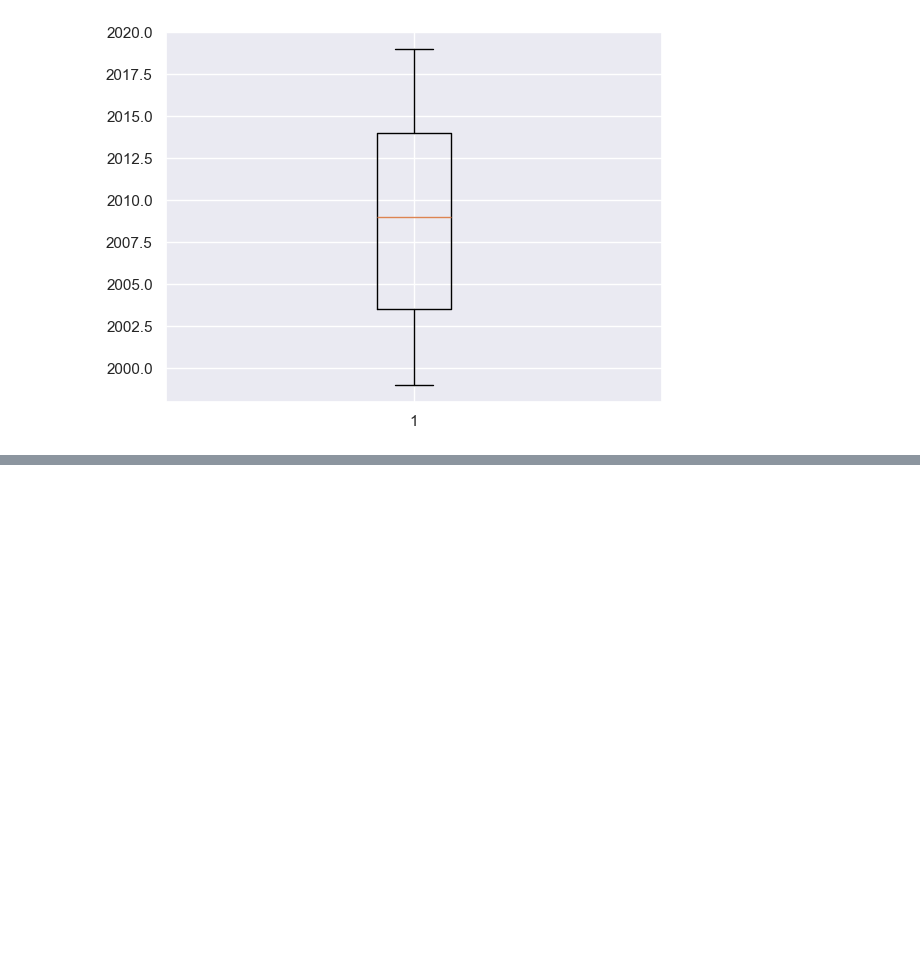
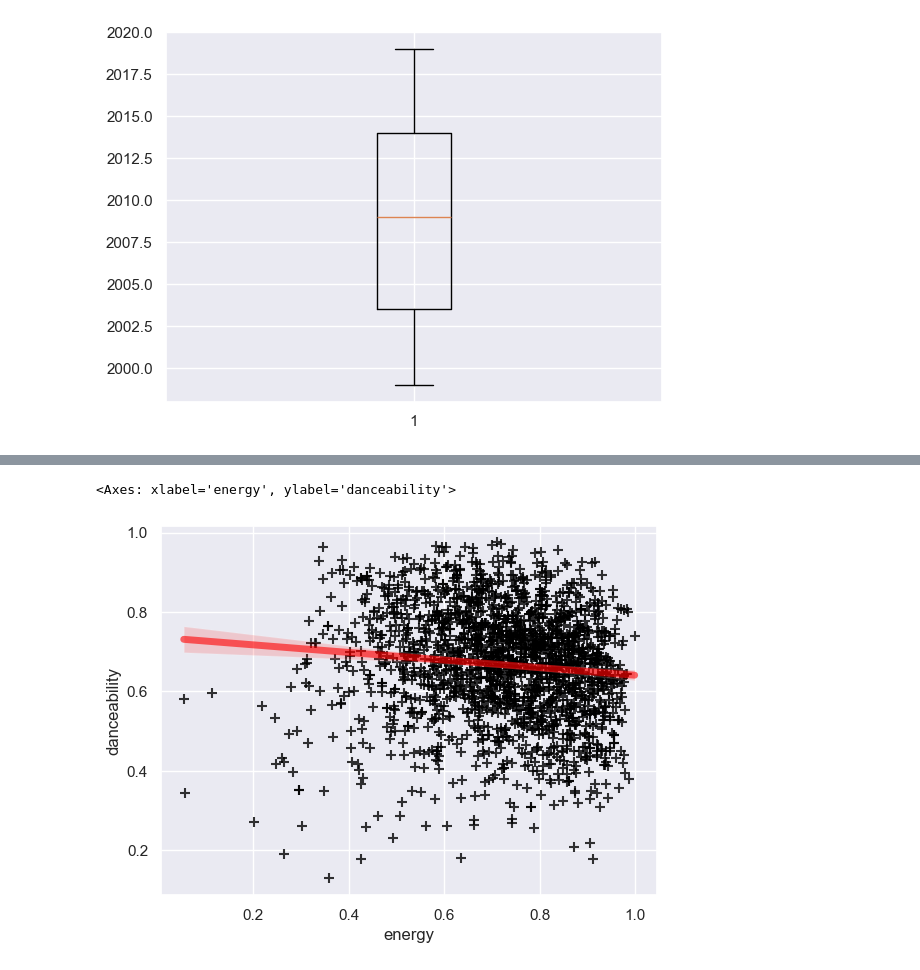
Before and after one commit to incieryilmazz/Ada_lovelace_academy, a Jupyter notebook: exercises/exercise_week3.ipynb, the cells around one changed output, grey strips where cells are left out. Saved outputs shown, nothing was run; the diff lists cells and outputs as text; code cells hidden in the pictures; blank space fills up the shorter version.

```diff
--- a/exercises/exercise_week3.ipynb
+++ b/exercises/exercise_week3.ipynb
@@ -126,0 +137,19 @@ plt.boxplot(x="year",data=hip_hop)  # bu grafikten çıkardığım sonuç ; sade
+# %%
+sns.regplot(
+    x=spotify_df["energy"],
+    y=spotify_df["danceability"],
+    marker="+",
+    line_kws={
+        "color":"red",
+        "alpha":0.6,
+        "lw":5
+    },
+    scatter_kws={
+        "color":"black",
+        "s":50
+    }
+
+)
+# %% [output]
+<Axes: xlabel='energy', ylabel='danceability'>
+[figure, added]
```
Also changed, not shown: parts of 4 cells of this notebook.
